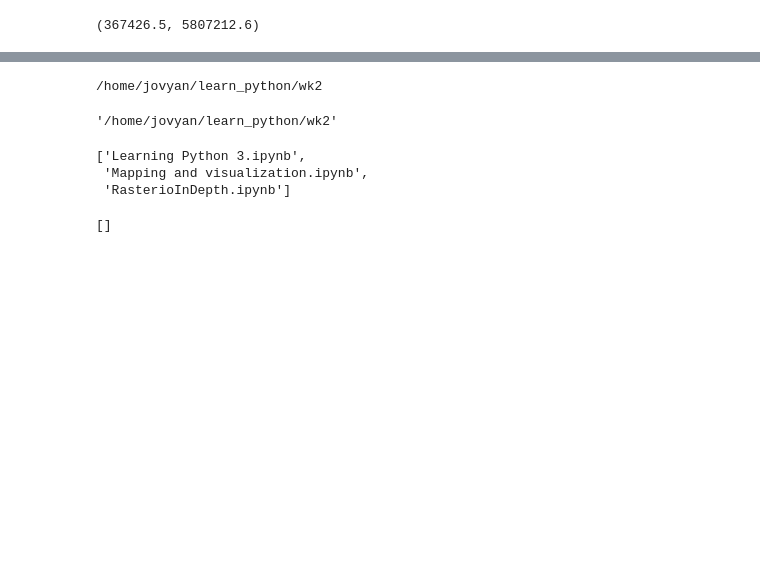
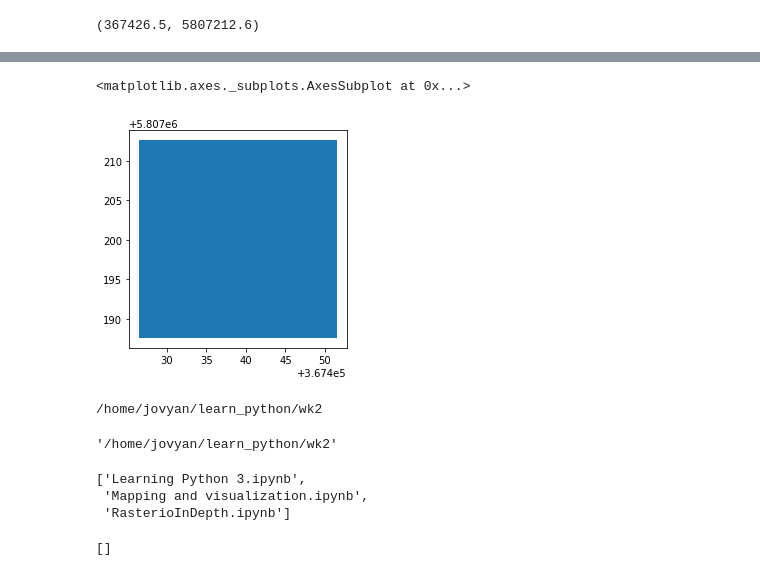
Before and after one commit to TasnuvaShabnam/learn_python, a Jupyter notebook: SLIC.ipynb, the cells around one changed output, grey strips where cells are left out. Cells and saved outputs as stored; diff of their text form; code cells hidden in the pictures; blank space fills up the shorter version.

```diff
--- a/SLIC.ipynb
+++ b/SLIC.ipynb
@@ -114,3 +128,8 @@ vec
+# %%
+vec.plot()
+# %% [output]
+<matplotlib.axes._subplots.AxesSubplot at 0x...>
+[figure, added]
 # %%
 vec.to_file("SLIC.shp")
 # %%
```
Also changed, not shown: parts of 11 cells of this notebook.
